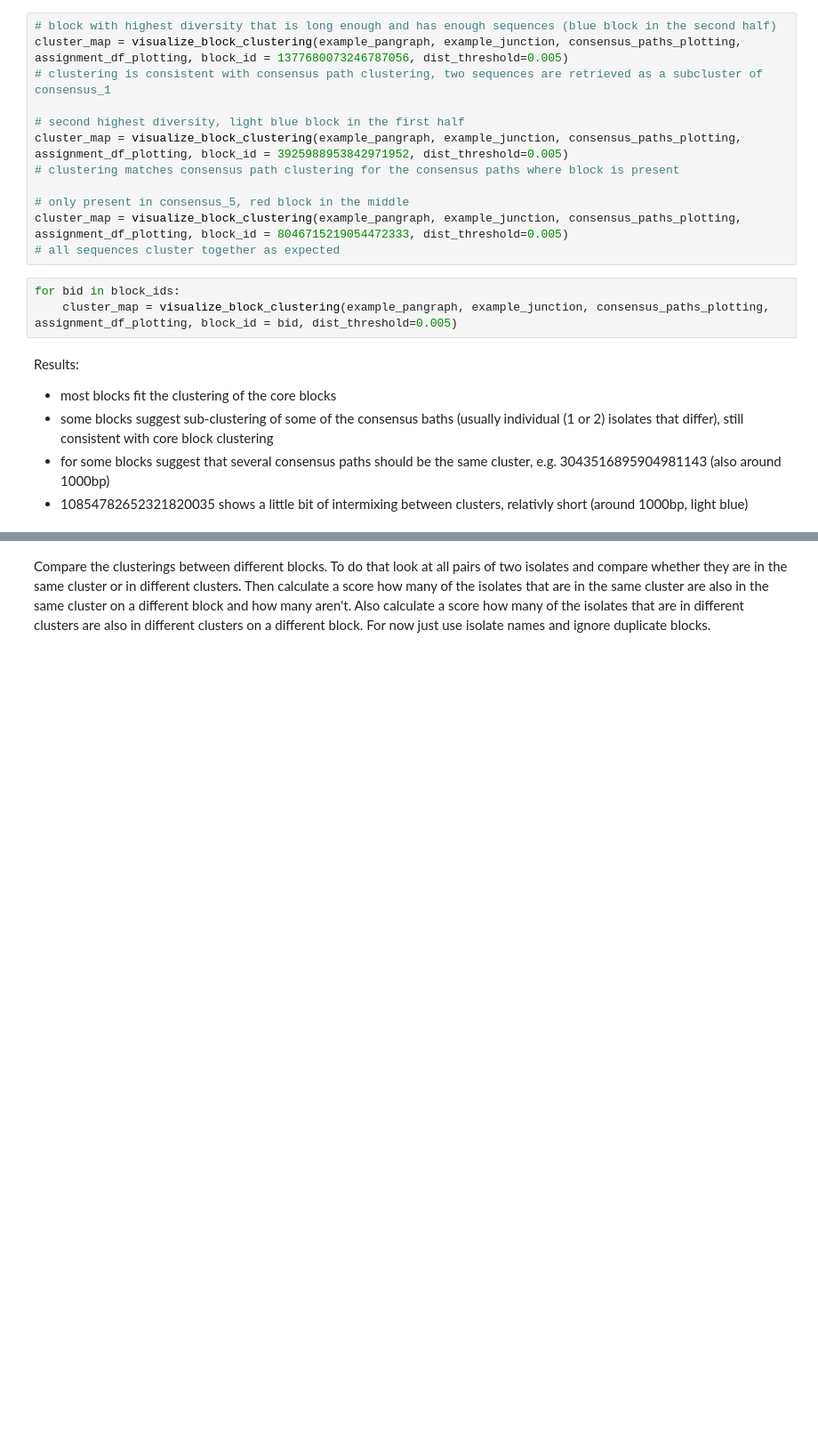
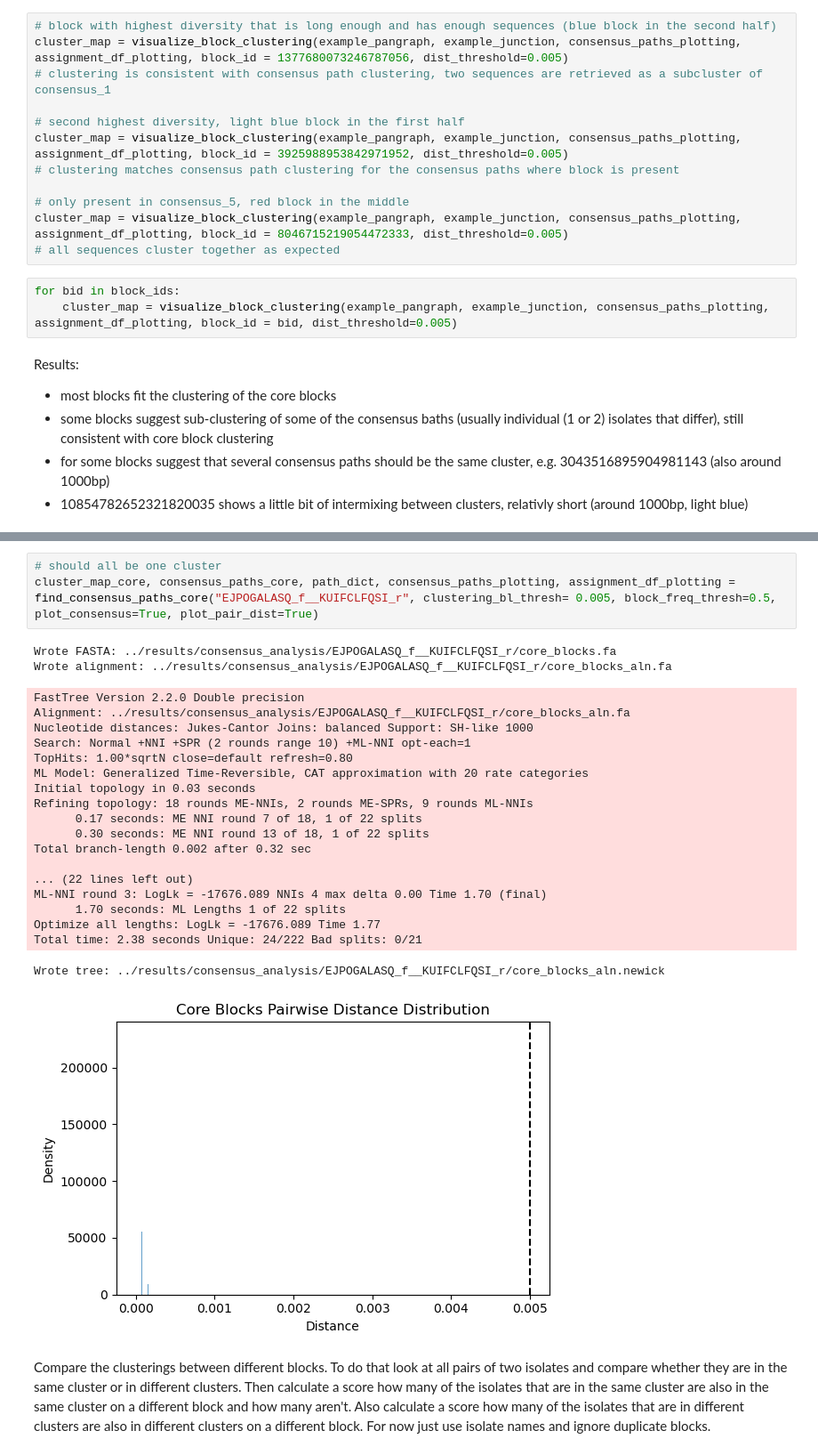
Before and after one commit to marie3003/junction_dataset, a Jupyter notebook: explore/analyze_junction_block_trees.ipynb, the cells around one changed output, grey strips where cells are left out. Shown: that part at 89% size. Saved outputs shown, nothing was run; the diff lists cells and outputs as text; blank space fills up the shorter version.

```diff
--- a/explore/analyze_junction_block_trees.ipynb
+++ b/explore/analyze_junction_block_trees.ipynb
@@ -221,2 +238,27 @@ Results:
+# %%
+# should all be one cluster
+cluster_map_core, consensus_paths_core, path_dict, consensus_paths_plotting, assignment_df_plotting = find_consensus_paths_core("EJPOGALASQ_f__KUIFCLFQSI_r", clustering_bl_thresh= 0.005, block_freq_thresh=0.5, plot_consensus=True, plot_pair_dist=True)
+# %% [output]
+Wrote FASTA: ../results/consensus_analysis/EJPOGALASQ_f__KUIFCLFQSI_r/core_blocks.fa
+Wrote alignment: ../results/consensus_analysis/EJPOGALASQ_f__KUIFCLFQSI_r/core_blocks_aln.fa
+FastTree Version 2.2.0 Double precision
+Alignment: ../results/consensus_analysis/EJPOGALASQ_f__KUIFCLFQSI_r/core_blocks_aln.fa
+Nucleotide distances: Jukes-Cantor Joins: balanced Support: SH-like 1000
+Search: Normal +NNI +SPR (2 rounds range 10) +ML-NNI opt-each=1
+TopHits: 1.00*sqrtN close=default refresh=0.80
+ML Model: Generalized Time-Reversible, CAT approximation with 20 rate categories
+Initial topology in 0.03 seconds
+Refining topology: 18 rounds ME-NNIs, 2 rounds ME-SPRs, 9 rounds ML-NNIs
+      0.17 seconds: ME NNI round 7 of 18, 1 of 22 splits
+      0.30 seconds: ME NNI round 13 of 18, 1 of 22 splits
+Total branch-length 0.002 after 0.32 sec
+
+... (22 lines left out)
+ML-NNI round 3: LogLk = -17676.089 NNIs 4 max delta 0.00 Time 1.70 (final)
+      1.70 seconds: ML Lengths 1 of 22 splits
+Optimize all lengths: LogLk = -17676.089 Time 1.77
+Total time: 2.38 seconds Unique: 24/222 Bad splits: 0/21
+Wrote tree: ../results/consensus_analysis/EJPOGALASQ_f__KUIFCLFQSI_r/core_blocks_aln.newick
+[figure, added]
 # %% [markdown]
 Compare the clusterings between different blocks. To do that look at all pairs of two isolates and compare whether they are in the same cluster or in different clusters. Then calculate a score how many of the isolates that are in the same cluster are also in the same cluster on a different block and how many aren't. Also calculate a score how many of the isolates that are in different clusters are also in different clusters on a different block. For now just use isolate names and ignore duplicate blocks.
```
Also changed, not shown: parts of 14 cells of this notebook, 3 other files.
